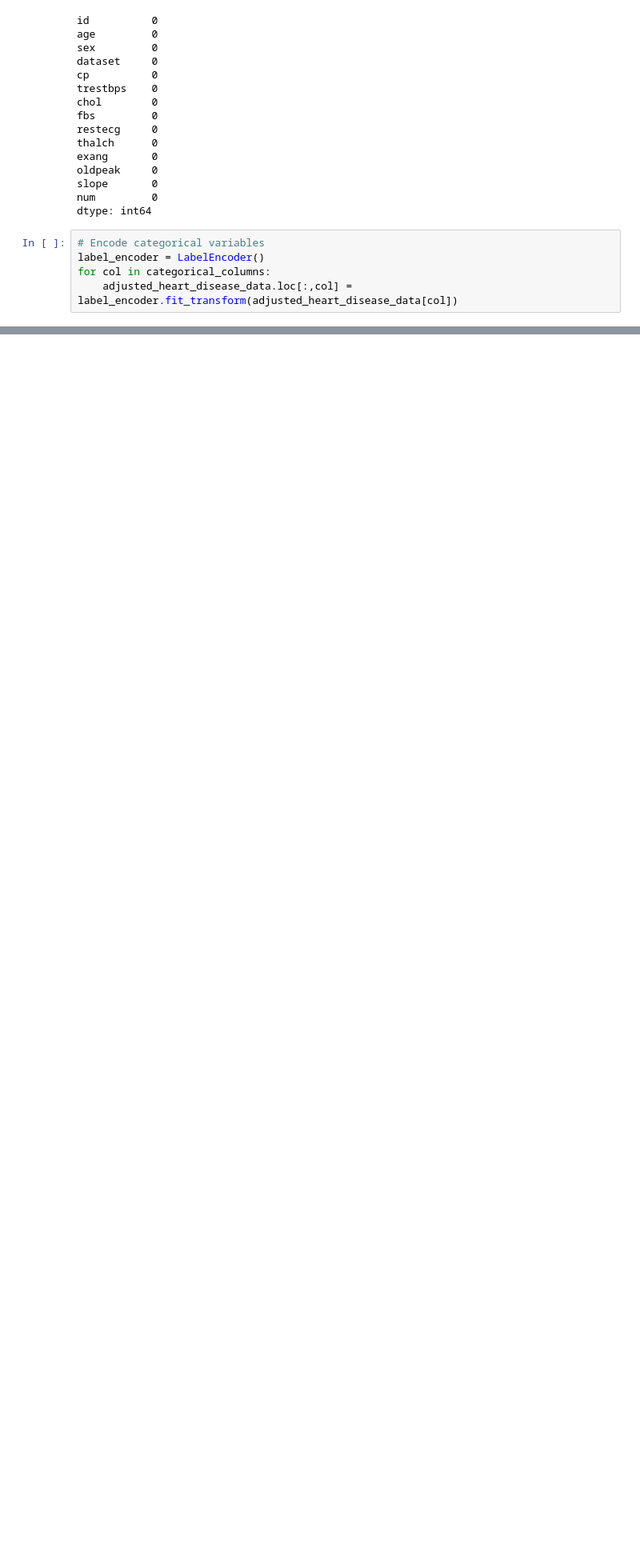
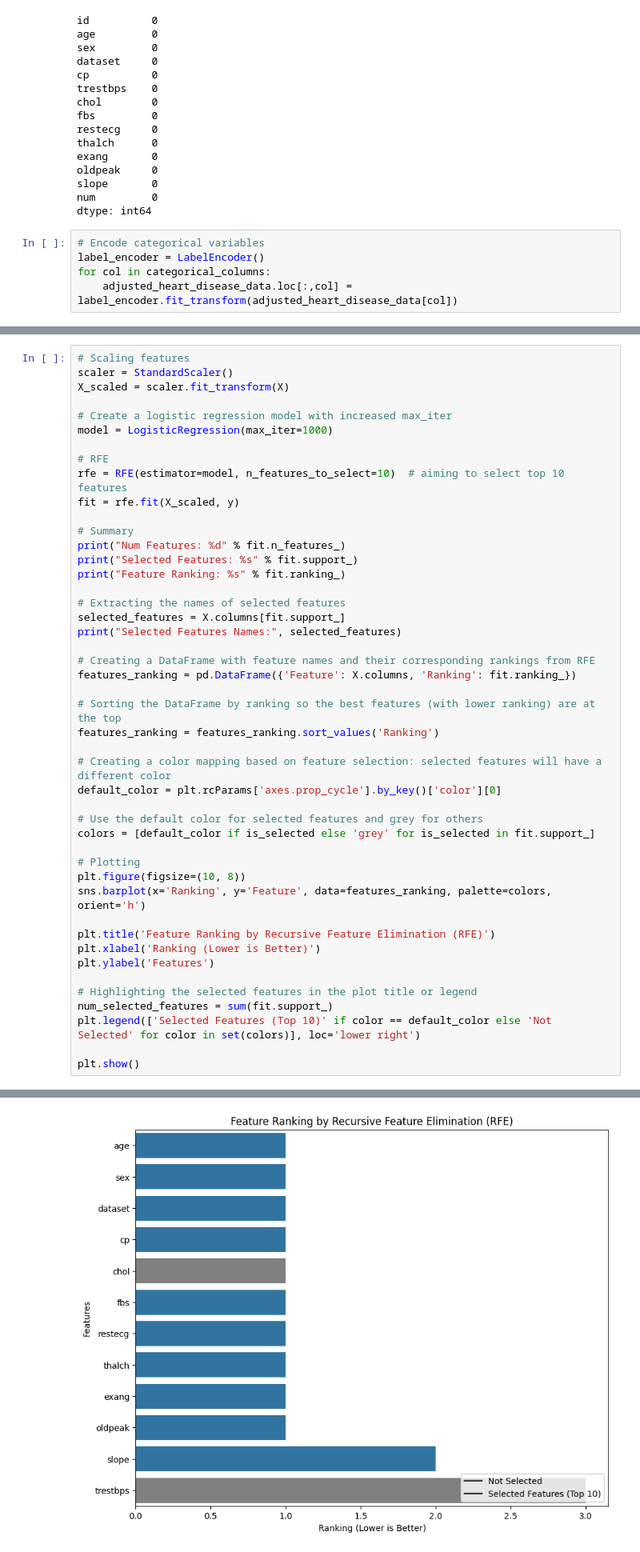
Before and after one commit to uia9020/Heart-Attack-Risk-Analysis, a Jupyter notebook: model_training.ipynb, the cells around one changed output, grey strips where cells are left out. Shown at 80% size. Drawn from its saved outputs; the diff is of its cells as text; blank space fills up the shorter version.

Commit message:
model training

```diff
--- a/model_training.ipynb
+++ b/model_training.ipynb
@@ -260,0 +270,47 @@ Passing `palette` without assigning `hue` is deprecated and will be removed in v
+# %%
+# Scaling features
+scaler = StandardScaler()
+X_scaled = scaler.fit_transform(X)
+
+# Create a logistic regression model with increased max_iter
+model = LogisticRegression(max_iter=1000)
+
+# RFE
+rfe = RFE(estimator=model, n_features_to_select=10)  # aiming to select top 10 features
+fit = rfe.fit(X_scaled, y)
+
+# Summary
+print("Num Features: %d" % fit.n_features_)
+print("Selected Features: %s" % fit.support_)
+print("Feature Ranking: %s" % fit.ranking_)
+
+# Extracting the names of selected features
+selected_features = X.columns[fit.support_]
+print("Selected Features Names:", selected_features)
+
+# Creating a DataFrame with feature names and their corresponding rankings from RFE
+features_ranking = pd.DataFrame({'Feature': X.columns, 'Ranking': fit.ranking_})
+
+# Sorting the DataFrame by ranking so the best features (with lower ranking) are at the top
+features_ranking = features_ranking.sort_values('Ranking')
+
+# Creating a color mapping based on feature selection: selected features will have a different color
+default_color = plt.rcParams['axes.prop_cycle'].by_key()['color'][0]
+
+# Use the default color for selected features and grey for others
+colors = [default_color if is_selected else 'grey' for is_selected in fit.support_]
+
+# Plotting
+plt.figure(figsize=(10, 8))
+sns.barplot(x='Ranking', y='Feature', data=features_ranking, palette=colors, orient='h')
+
+plt.title('Feature Ranking by Recursive Feature Elimination (RFE)')
+plt.xlabel('Ranking (Lower is Better)')
+plt.ylabel('Features')
+
+# Highlighting the selected features in the plot title or legend
+num_selected_features = sum(fit.support_)
+plt.legend(['Selected Features (Top 10)' if color == default_color else 'Not Selected' for color in set(colors)], loc='lower right')
+
+plt.show()
+# %% [output]
@@ -260,0 +326 @@ Passing `palette` without assigning `hue` is deprecated and will be removed in v
+[figure, added]
```
Also changed, not shown: parts of 10 cells of this notebook.
